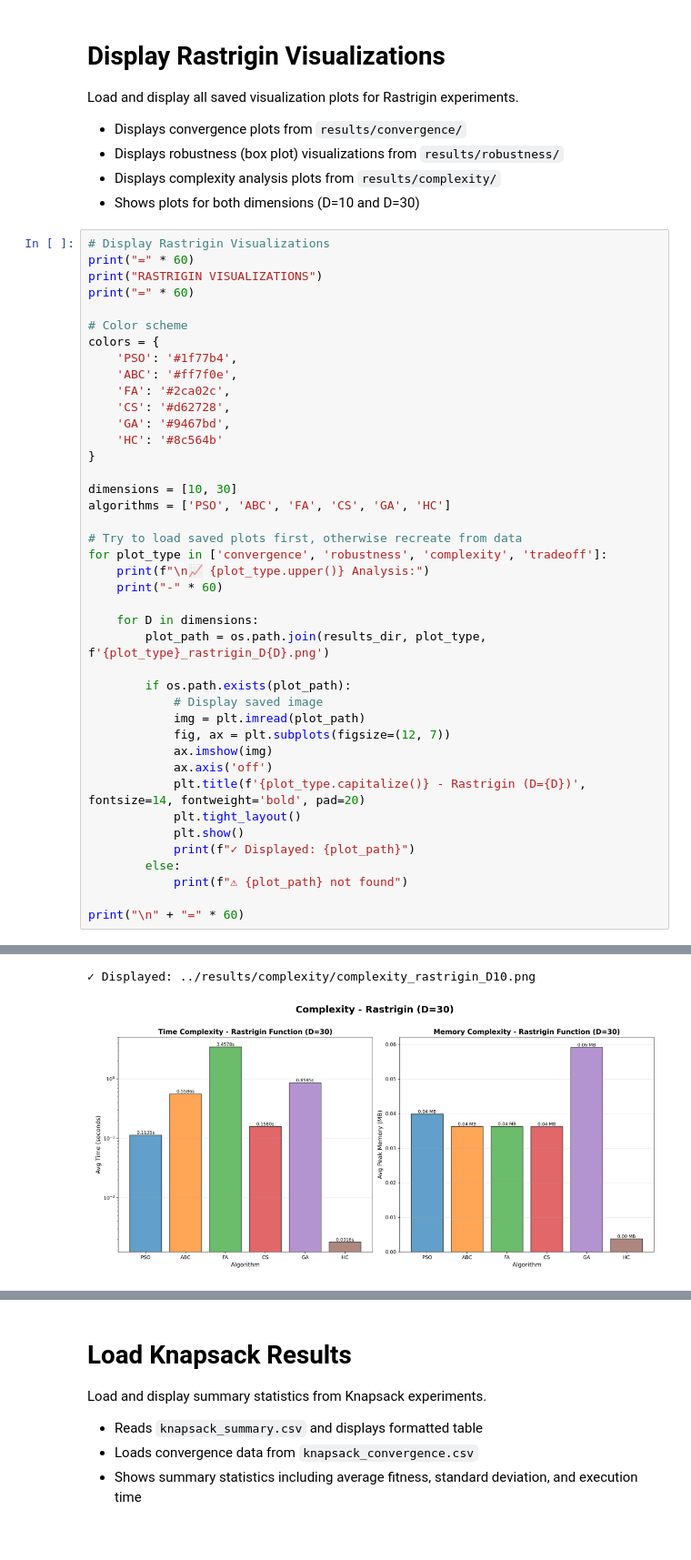
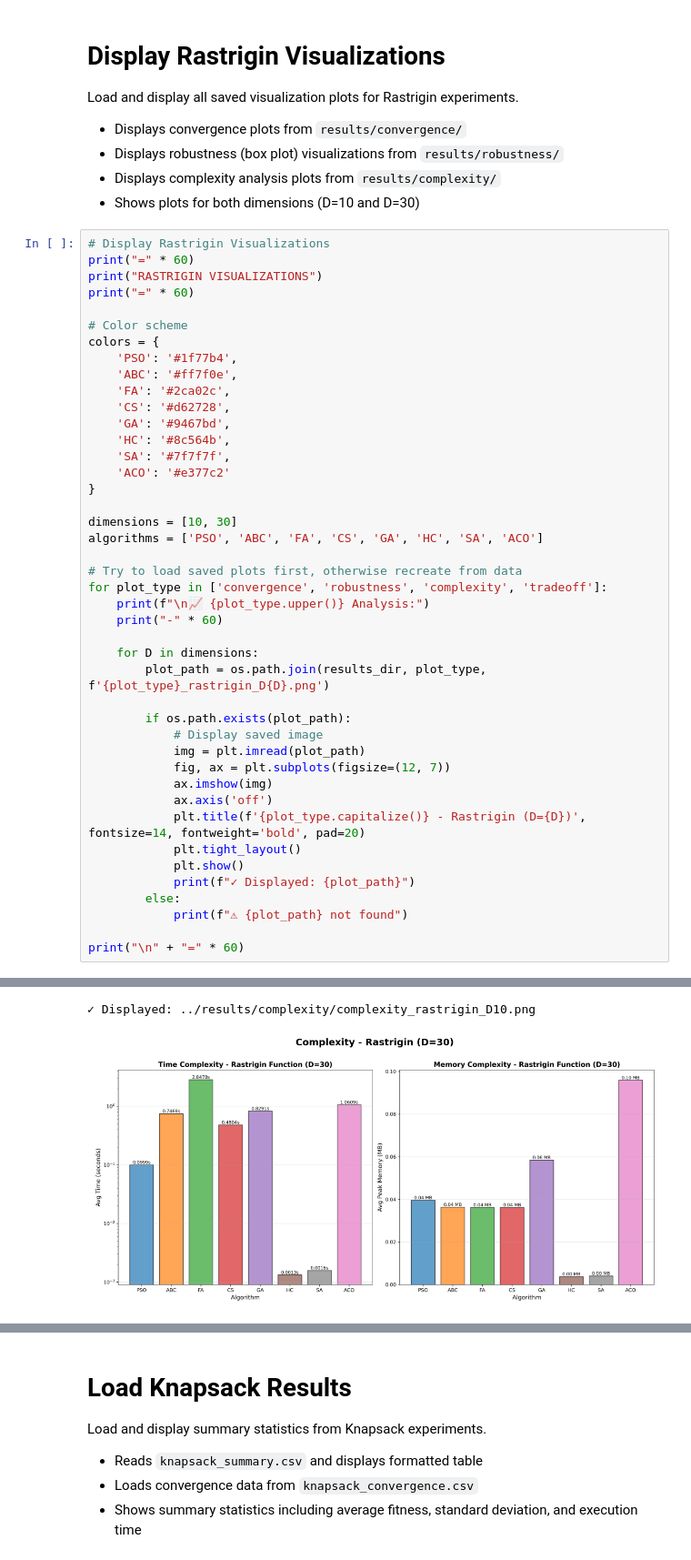
Before and after one commit to lee-vtruong/CS-AI-N3, a Jupyter notebook: notebooks/05_Final_Report_Dashboard.ipynb, the cells around one changed output, grey strips where cells are left out. Shown at 91% size. Saved outputs shown, nothing was run; the diff lists cells and outputs as text.

```diff
--- a/notebooks/05_Final_Report_Dashboard.ipynb
+++ b/notebooks/05_Final_Report_Dashboard.ipynb
@@ -136,11 +136,13 @@ colors = {
     'FA': '#2ca02c',
     'CS': '#d62728',
     'GA': '#9467bd',
-    'HC': '#8c564b'
+    'HC': '#8c564b',
+    'SA': '#7f7f7f',
+    'ACO': '#e377c2'
 }
 
 dimensions = [10, 30]
-algorithms = ['PSO', 'ABC', 'FA', 'CS', 'GA', 'HC']
+algorithms = ['PSO', 'ABC', 'FA', 'CS', 'GA', 'HC', 'SA', 'ACO']
 
 # Try to load saved plots first, otherwise recreate from data
 for plot_type in ['convergence', 'robustness', 'complexity', 'tradeoff']:
@@ -189,5 +191,5 @@ RASTRIGIN VISUALIZATIONS
 ✓ Displayed: ../results/complexity/complexity_rastrigin_D10.png
-[figure, old version]
+[figure, new version]
 ... (5 outputs left out)
 # %% [markdown]
 # Load Knapsack Results
```
Also changed, not shown: parts of 5 cells of this notebook, 29 other files.
